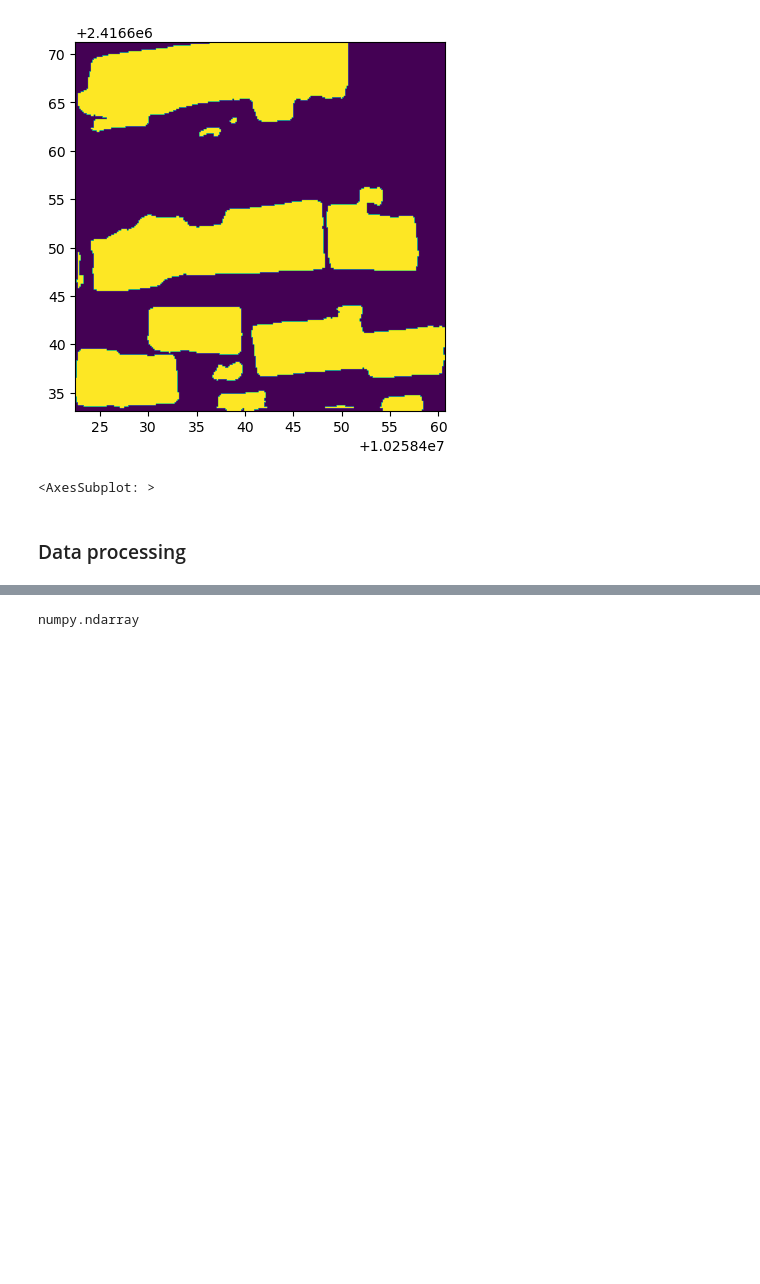
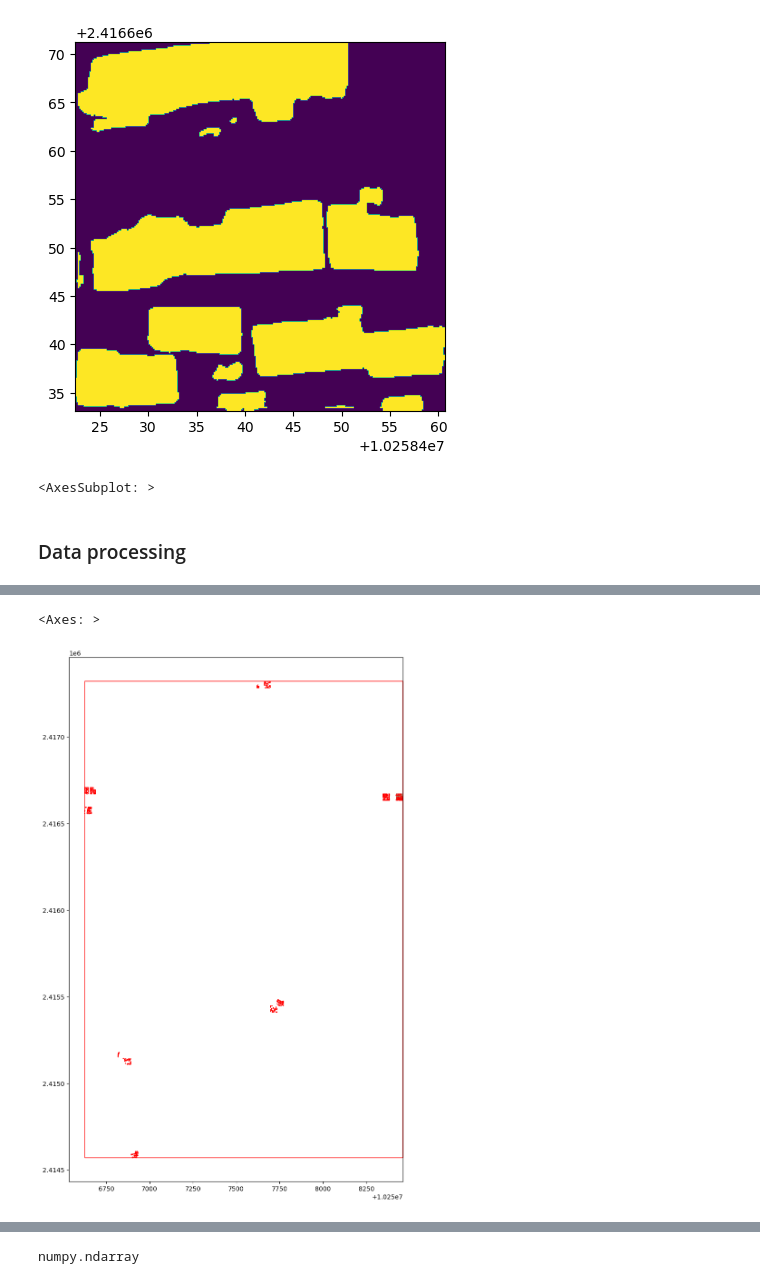
Before and after one commit to ciupava/maptcha_dev, a Jupyter notebook: notebooks/images_processing.ipynb, the cells around one changed output, grey strips where cells are left out. Saved outputs shown, nothing was run; the diff lists cells and outputs as text; code cells hidden in the pictures; blank space fills up the shorter version.

```diff
--- a/notebooks/images_processing.ipynb
+++ b/notebooks/images_processing.ipynb
@@ -109,0 +114,4 @@ rasterio.io.DatasetReader
+# %%
+categories_file = '/Users/azanchetta/Library/CloudStorage/OneDrive-TheAlanTuringInstitute/Research/projects/Maptcha/data/predictions_analyzed_20241022_221348.geojson'
+# %%
+categories_gpd = gpd.read_file(categories_file)
@@ -109,0 +154,2 @@ rasterio.io.DatasetReader
+# %%
+categories_gpd = categories_gpd.to_crs("epsg:3857")
@@ -109,0 +173,17 @@ rasterio.io.DatasetReader
+# %%
+# Script for generating "collapsed" tif and geojson figure
+# from https://stackoverflow.com/questions/61980063/how-to-place-a-shapefile-on-top-of-raster-file-in-one-plot-and-then-save-the-pl
+
+# this is how you'd open the raster dataset if you have one
+#tiff = rasterio.open('example.tif')
+
+# ax = categories_gpd.plot()
+
+# show(rgb, ax=ax)
+
+fig, ax = plt.subplots(figsize=(15, 15))
+rasterio.plot.show(rgb, ax=ax)
+categories_gpd.plot(ax=ax, facecolor='none', edgecolor='red')
+# %% [output]
+<Axes: >
+[figure, added]
```
Also changed, not shown: parts of 33 cells of this notebook, 5 other files.
